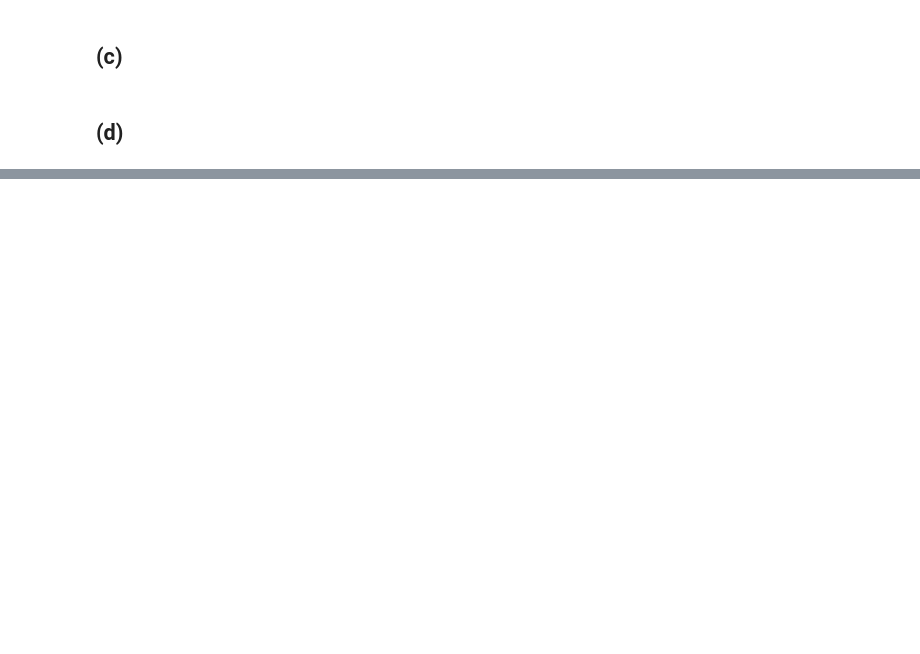
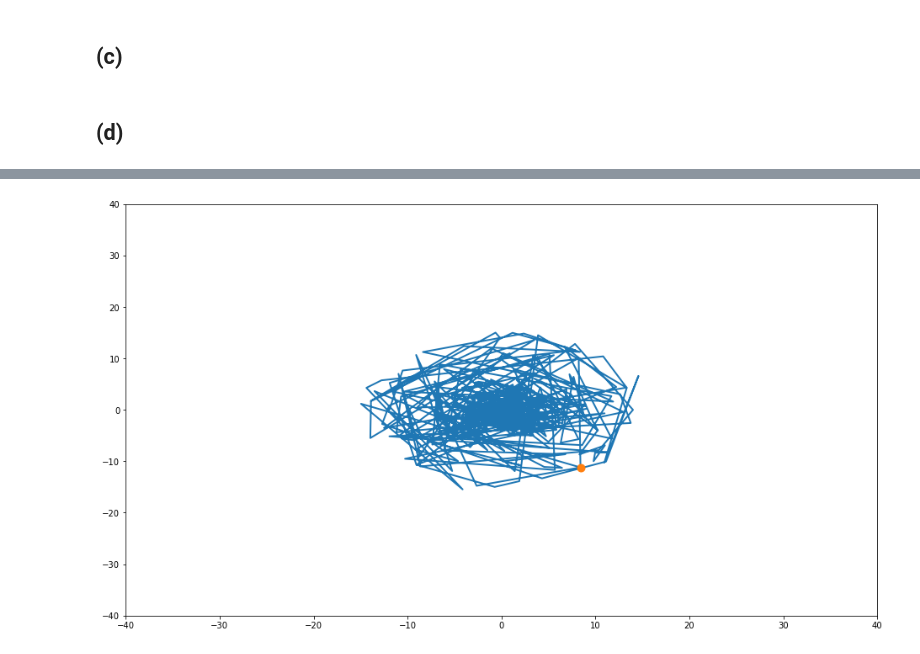
Before and after one commit to MarioSegura1099/biophysics, a Jupyter notebook: week-07/problem-10.3.ipynb, the cells around one changed output, grey strips where cells are left out. Cells and saved outputs as stored; diff of their text form; code cells hidden in the pictures; blank space fills up the shorter version.

```diff
--- a/week-07/problem-10.3.ipynb
+++ b/week-07/problem-10.3.ipynb
@@ -78,0 +101,20 @@ x = X_Rand.cumsum()
+# %%
+
+#**************2D Animation*************
+plt.close('all')
+Bound = 40
+Figure = plt.figure(figsize=(16,9))
+AX = plt.axes(xlim=(-Bound,Bound),ylim=(-Bound,Bound))
+
+Line, = AX.plot([],[],lw=2)
+Point, = AX.plot([],[],'o-',ms=9)
+
+def get_step(n,x,y,Line_2,Point_2):
+    Line_2.set_data(x[:n+1],y[:n+1])
+    Point_2.set_data(x[n],y[n])
+    return Line_2, Point_2
+
+Video = FuncAnimation(Figure,get_step,frames=N_Steps,fargs=(X,Y,Line,Point))
+Video.save('2D_Animation.mp4',fps=30,dpi=300)
+# %% [output]
+[figure, added]
```
Also changed, not shown: parts of 6 cells of this notebook, 2 other files.
